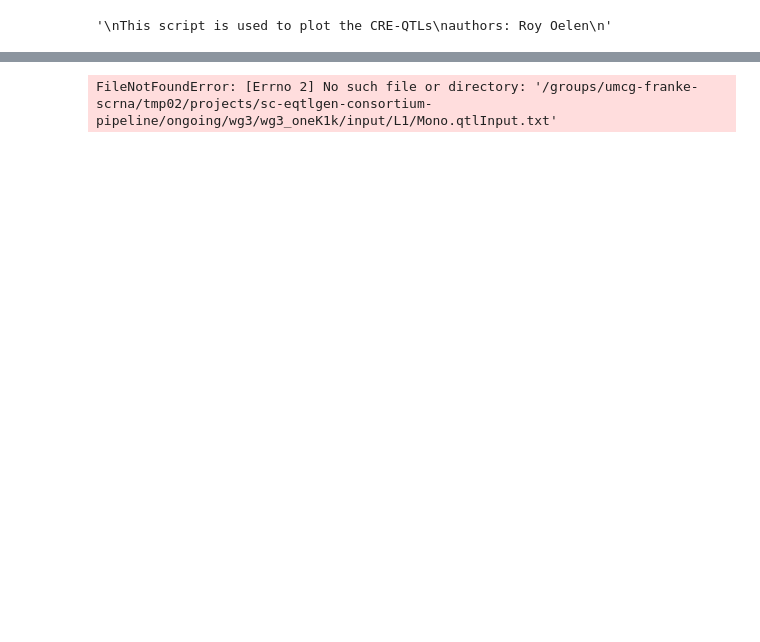
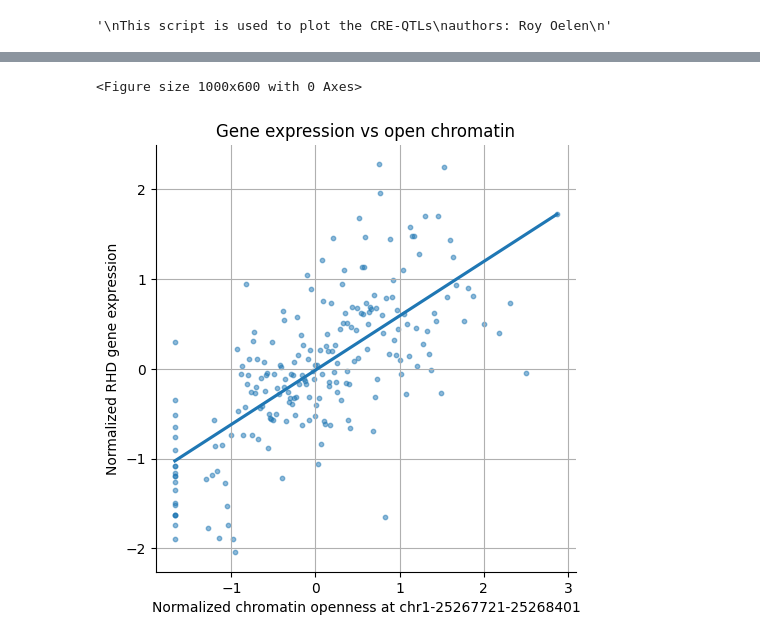
Before and after one commit to molgenis/wijst_multiome, a Jupyter notebook: qtl/mo_plot_qtls.ipynb, the cells around one changed output, grey strips where cells are left out. Saved outputs shown, nothing was run; the diff lists cells and outputs as text; code cells hidden in the pictures; blank space fills up the shorter version.

Commit message:
- script to regress out PCs from qtl inputs - plot QTLs

```diff
--- a/qtl/mo_plot_qtls.ipynb
+++ b/qtl/mo_plot_qtls.ipynb
@@ -445,12 +129,44 @@ sns.despine(trim=True, left=True)
-# %%
-# read the onek1k v2 data
-rna_data_onek1k_loc = '/groups/umcg-franke-scrna/tmp02/projects/sc-eqtlgen-consortium-pipeline/ongoing/wg3/wg3_oneK1k/input/L1/Mono.qtlInput.txt'
-rna_data_onek1k = pd.read_csv(rna_data_onek1k_loc, header = 0, sep = '\t', index_col = 0)
-# and the genotypes
-plink_files_onek1k_base_loc = '/groups/umcg-franke-scrna/tmp02/projects/sc-eqtlgen-consortium-pipeline/ongoing/wg3/wg3_oneK1k/genotype_input/EUR_imputed_hg38_varFiltered_chr17.bed'
-genotypes_onek1k = read_plink1_bin(plink_files_onek1k_base_loc)
-# and smf
-rna_onek1k_smf_loc = '/groups/umcg-franke-scrna/tmp02/projects/sc-eqtlgen-consortium-pipeline/ongoing/wg3/wg3_oneK1k/input/smf.txt'
-rna_onek1k_smf = pd.read_csv(rna_onek1k_smf_loc, header = 0, sep = '\t')
-# %% [output]
-FileNotFoundError: [Errno 2] No such file or directory: '/groups/umcg-franke-scrna/tmp02/projects/sc-eqtlgen-consortium-pipeline/ongoing/wg3/wg3_oneK1k/input/L1/Mono.qtlInput.txt'
+# %%
+# location of plink input files
+plink_files_base_loc = '/groups/umcg-franke-scrna/tmp04/projects/multiome/ongoing/genotype/imputed_hg38_all_anc.bed'
+# read the original genotype data
+genotypes = read_plink1_bin(plink_files_base_loc)
+# %%
+# location of the expression data
+rna_data_loc = '/groups/umcg-franke-scrna/tmp04/projects/multiome/ongoing/qtl/eqtl/sc-eqtlgen/input/L1/UT/monocyte.qtlInput.PcCorrectedResiduals.txt.gz'
+# read the RNA data
+rna_data = pd.read_csv(rna_data_loc, header = 0, sep = '\t', index_col = 0)
+# %%
+# location of the ATAC data
+atac_data_loc = '/groups/umcg-franke-scrna/tmp04/projects/multiome/ongoing/qtl/caqtl/sc-eqtlgen/input/L1/UT/monocyte.qtlInput.txt.gz'
+# read the ATAC data
+atac_data = pd.read_csv(atac_data_loc, header = 0, sep = '\t', index_col = 0)
+# %%
+# location of the g2e
+atac_smf_loc = '/groups/umcg-franke-scrna/tmp04/projects/multiome/ongoing/qtl/caqtl/sc-eqtlgen/input/L1/UT/smf.txt'
+# for both of them
+rna_smf_loc = '/groups/umcg-franke-scrna/tmp04/projects/multiome/ongoing/qtl/eqtl/sc-eqtlgen/input/L1/UT/smf.txt'
+# read both of them
+atac_smf = pd.read_csv(atac_smf_loc, header = 0, sep = '\t')
+rna_smf = pd.read_csv(rna_smf_loc, header = 0, sep = '\t')
+# %%
+# just the top CRE
+interaction_table = get_interaction_table(omics_1=rna_data,
+                 omics_2=atac_data,
+                 genotypes=genotypes,
+                 omics_1_smf=rna_smf,
+                 omics_2_smf=atac_smf,
+                 omics_1_feature='RHD',
+                 omics_2_feature='chr1-25267721-25268401',
+                 variant='3:71800545:A:G')
+# plot the without the interaction
+plt.figure(figsize=(10, 6))
+sns.lmplot(data=interaction_table, x='omics2', y='omics1', ci=None, scatter_kws={'s': 10, 'alpha': 0.5})
+plt.title('Gene expression vs open chromatin')
+plt.xlabel('Normalized chromatin openness at chr1-25267721-25268401')
+plt.ylabel('Normalized RHD gene expression')
+plt.grid(True)
+plt.show()
+# %% [output]
+<Figure size 1000x600 with 0 Axes>
+[figure, added]
```
Also changed, not shown: parts of 57 cells of this notebook, 2 other files.
